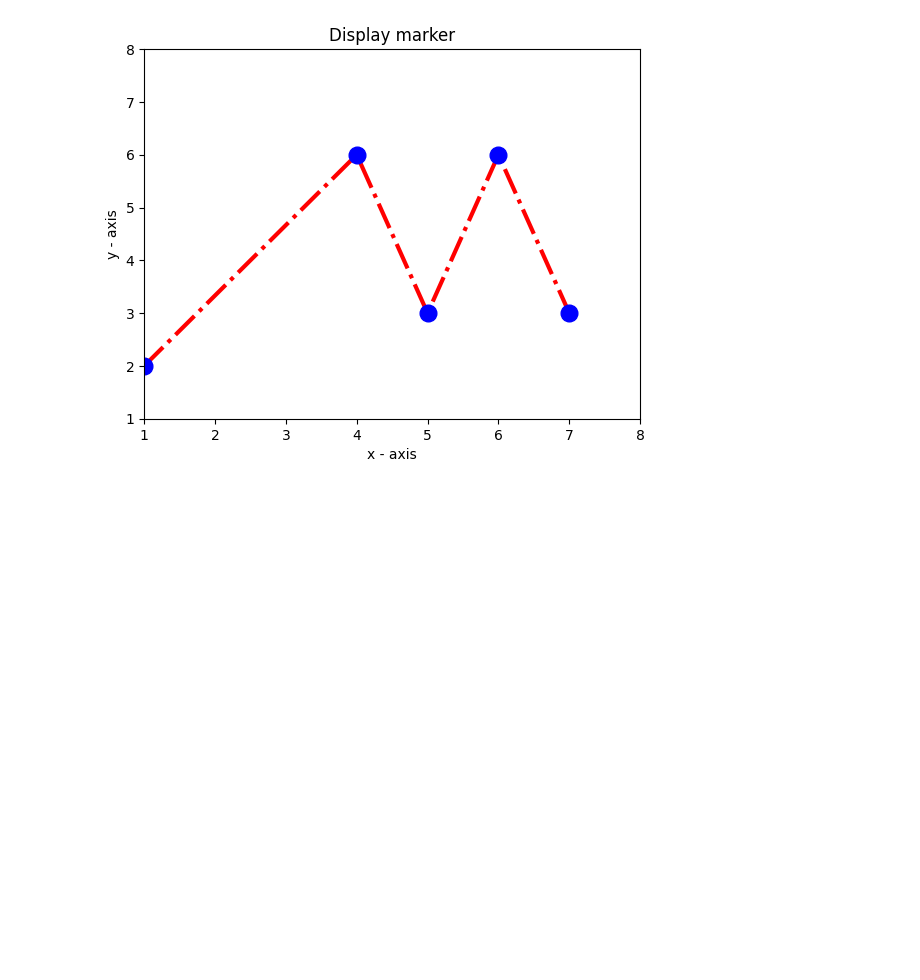
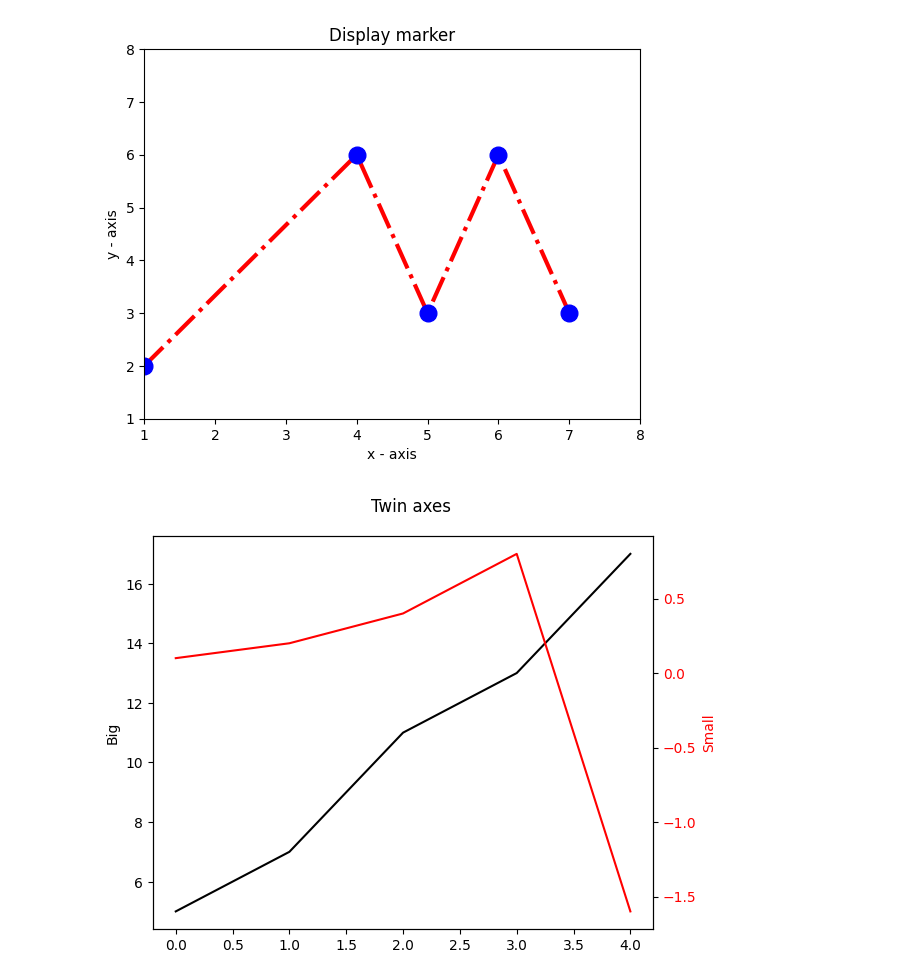
Before and after one commit to Rabinnnn/Visualizations, a Jupyter notebook: visualizations.ipynb, the cells around one changed output. Saved outputs shown, nothing was run; the diff lists cells and outputs as text; code cells hidden in the pictures; blank space fills up the shorter version.

Commit message:
feat: use Matplotlib to plot different lines in the same plot

```diff
--- a/visualizations.ipynb
+++ b/visualizations.ipynb
@@ -46,3 +46,42 @@ plt.ylim(1, 8)
 plt.show()
 # %% [output]
 [figure]
+# %%
+import matplotlib.pyplot as plt
+
+# 1. Define the data points
+x_axis = [0.0, 1.0, 2.0, 3.0, 4.0]
+left_data = [5, 7, 11, 13, 17]    # Corresponds to the 'Big' y-axis
+right_data = [0.1, 0.2, 0.4, 0.8, -1.6] # Corresponds to the 'Small' y-axis
+
+# 2. Create the figure and the primary axes (for 'Big' data)
+# Use plt.subplots() for better control over the figure and axes
+fig, ax1 = plt.subplots()
+
+# Set the overall title
+fig.suptitle('Twin axes')
+
+# 3. Plot the 'left_data' on the primary axis (ax1)
+color_left = 'black'
+ax1.plot(x_axis, left_data, color=color_left)
+ax1.set_ylabel('Big', color=color_left) # Label for the left y-axis
+ax1.tick_params(axis='y', labelcolor=color_left)
+
+# 4. Create the secondary axes (ax2) using twinx()
+ax2 = ax1.twinx()
+
+# 5. Plot the 'right_data' on the secondary axis (ax2)
+color_right = 'red'
+ax2.plot(x_axis, right_data, color=color_right)
+ax2.set_ylabel('Small', color=color_right) # Label for the right y-axis
+ax2.tick_params(axis='y', labelcolor=color_right)
+
+# Note: The x-axis label is implicitly shared by ax1 and ax2.
+
+# Optional: Adjust layout to prevent labels from overlapping
+fig.tight_layout()
+
+# 6. Display the plot
+plt.show()
+# %% [output]
+[figure, added]
```
